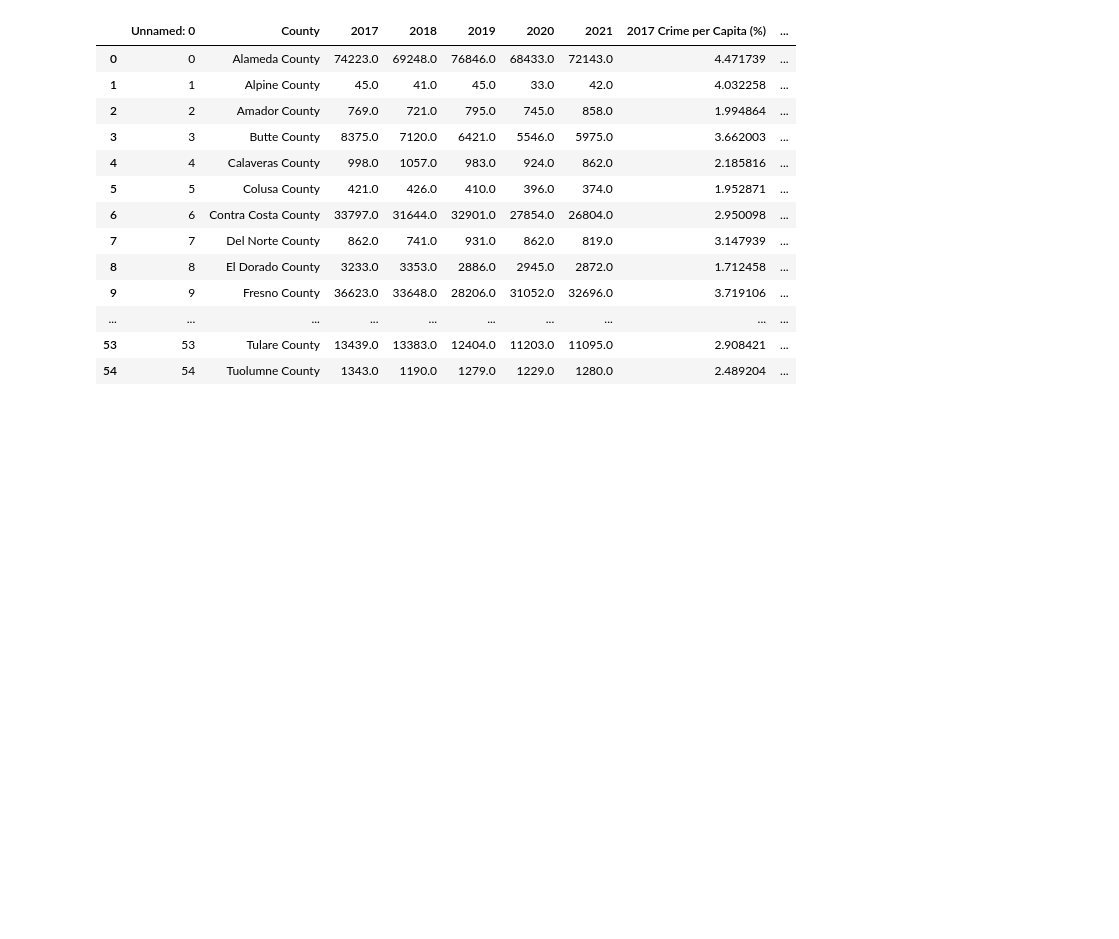
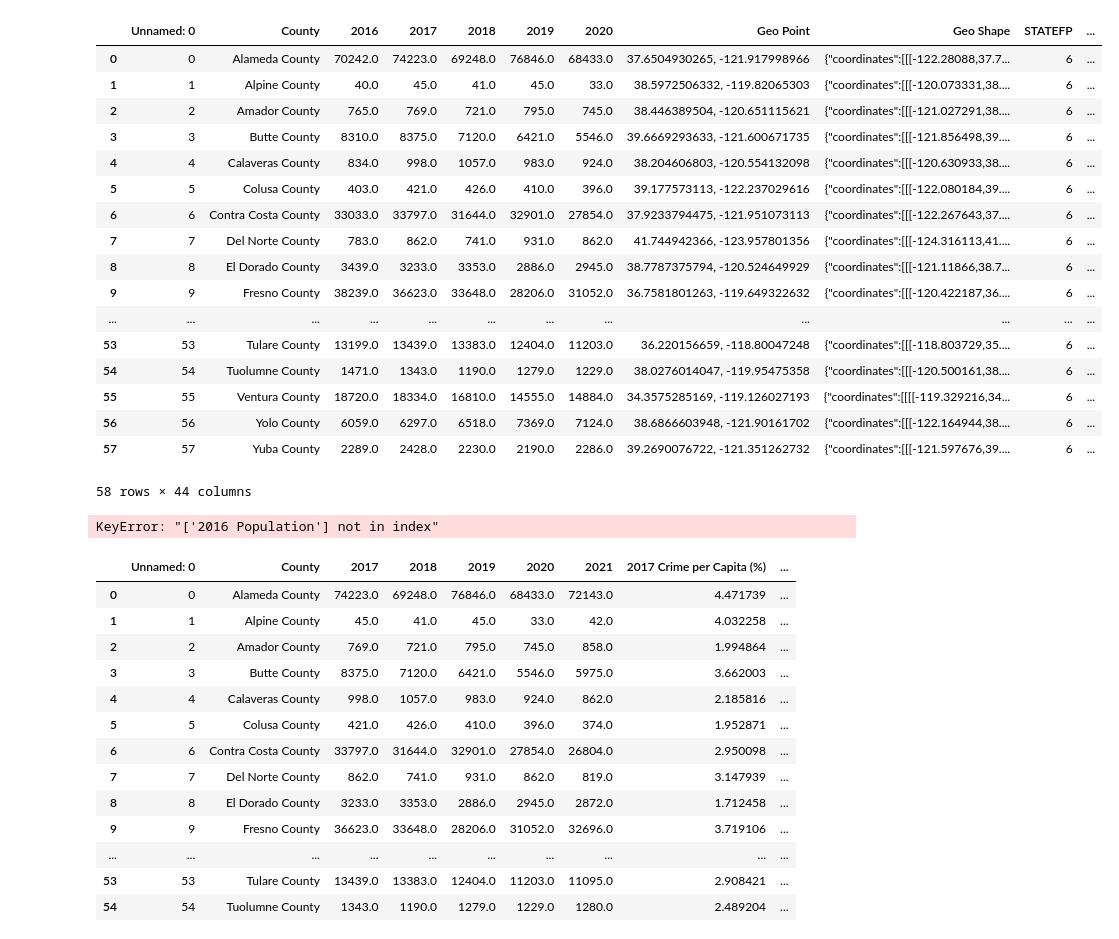
Before and after one commit to jowsik/Project1, a Jupyter notebook: cleaned_merged_df.ipynb, the cells around one changed output. Cells and saved outputs as stored; diff of their text form; code cells hidden in the pictures; blank space fills up the shorter version.

```diff
--- a/cleaned_merged_df.ipynb
+++ b/cleaned_merged_df.ipynb
@@ -10,9 +10,36 @@ import scipy.stats as stats
 
 census_df = pd.read_csv("califpop_df.csv")
 crime_df = pd.read_csv("county_crime_df.csv")
+cali_boundaries_df = pd.read_csv("us-county-boundaries - California.csv")
+# %%
+coordinates_df = cali_boundaries_df[['NAMELSAD','INTPTLAT','INTPTLON']]
+crime_df = crime_df.merge(coordinates_df,how="left",left_on="County",right_on="NAMELSAD")
+
+crime_df
+# %% [output]
+|  | Unnamed: 0 | County | 2016 | 2017 | 2018 | 2019 | 2020 | Geo Point | Geo Shape | STATEFP | ... |
+| 0 | 0 | Alameda County | 70242.0 | 74223.0 | 69248.0 | 76846.0 | 68433.0 | 37.6504930265, -121.917998966 | {"coordinates":[[[-122.28088,37.7... | 6 | ... |
+| 1 | 1 | Alpine County | 40.0 | 45.0 | 41.0 | 45.0 | 33.0 | 38.5972506332, -119.82065303 | {"coordinates":[[[-120.073331,38.... | 6 | ... |
+| 2 | 2 | Amador County | 765.0 | 769.0 | 721.0 | 795.0 | 745.0 | 38.446389504, -120.651115621 | {"coordinates":[[[-121.027291,38.... | 6 | ... |
+| 3 | 3 | Butte County | 8310.0 | 8375.0 | 7120.0 | 6421.0 | 5546.0 | 39.6669293633, -121.600671735 | {"coordinates":[[[-121.856498,39.... | 6 | ... |
+| 4 | 4 | Calaveras County | 834.0 | 998.0 | 1057.0 | 983.0 | 924.0 | 38.204606803, -120.554132098 | {"coordinates":[[[-120.630933,38.... | 6 | ... |
+| 5 | 5 | Colusa County | 403.0 | 421.0 | 426.0 | 410.0 | 396.0 | 39.177573113, -122.237029616 | {"coordinates":[[[-122.080184,39.... | 6 | ... |
+| 6 | 6 | Contra Costa County | 33033.0 | 33797.0 | 31644.0 | 32901.0 | 27854.0 | 37.9233794475, -121.951073113 | {"coordinates":[[[-122.267643,37.... | 6 | ... |
+| 7 | 7 | Del Norte County | 783.0 | 862.0 | 741.0 | 931.0 | 862.0 | 41.744942366, -123.957801356 | {"coordinates":[[[-124.316113,41.... | 6 | ... |
+| 8 | 8 | El Dorado County | 3439.0 | 3233.0 | 3353.0 | 2886.0 | 2945.0 | 38.7787375794, -120.524649929 | {"coordinates":[[[-121.11866,38.7... | 6 | ... |
+| 9 | 9 | Fresno County | 38239.0 | 36623.0 | 33648.0 | 28206.0 | 31052.0 | 36.7581801263, -119.649322632 | {"coordinates":[[[-120.422187,36.... | 6 | ... |
+| ... | ... | ... | ... | ... | ... | ... | ... | ... | ... | ... | ... |
+| 53 | 53 | Tulare County | 13199.0 | 13439.0 | 13383.0 | 12404.0 | 11203.0 | 36.220156659, -118.80047248 | {"coordinates":[[[-118.803729,35.... | 6 | ... |
+| 54 | 54 | Tuolumne County | 1471.0 | 1343.0 | 1190.0 | 1279.0 | 1229.0 | 38.0276014047, -119.95475358 | {"coordinates":[[[-120.500161,38.... | 6 | ... |
+| 55 | 55 | Ventura County | 18720.0 | 18334.0 | 16810.0 | 14555.0 | 14884.0 | 34.3575285169, -119.126027193 | {"coordinates":[[[[-119.329216,34... | 6 | ... |
+| 56 | 56 | Yolo County | 6059.0 | 6297.0 | 6518.0 | 7369.0 | 7124.0 | 38.6866603948, -121.90161702 | {"coordinates":[[[-122.164944,38.... | 6 | ... |
+| 57 | 57 | Yuba County | 2289.0 | 2428.0 | 2230.0 | 2190.0 | 2286.0 | 39.2690076722, -121.351262732 | {"coordinates":[[[-121.597676,39.... | 6 | ... |
+58 rows × 44 columns
 # %%
 #remove commas from population data and convert string to float
-census_df[['2017 Population',
-           '2018 Population','2019 Population','2020 Population','2021 Population']] = census_df[['2017 Population','2018 Population','2019 Population','2020 Population','2021 Population']] .replace(',', '', regex=True).astype(float)
+census_df[['2016 Population','2017 Population',
+           '2018 Population','2019 Population','2020 Population']] = census_df[['2016 Population','2017 Population','2018 Population','2019 Population','2020 Population']] .replace(',', '', regex=True).astype(float)
+# %% [output]
+KeyError: "['2016 Population'] not in index"
 # %%
 #Determine crime per capita for each year
```
Also changed, not shown: parts of 4 cells of this notebook, 5 other files.
